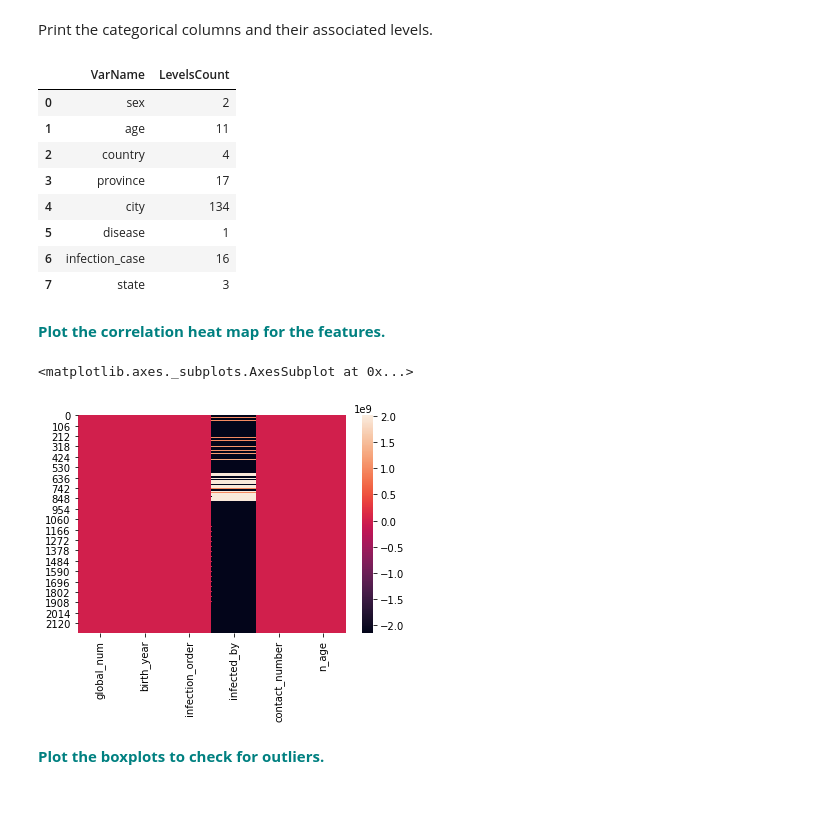
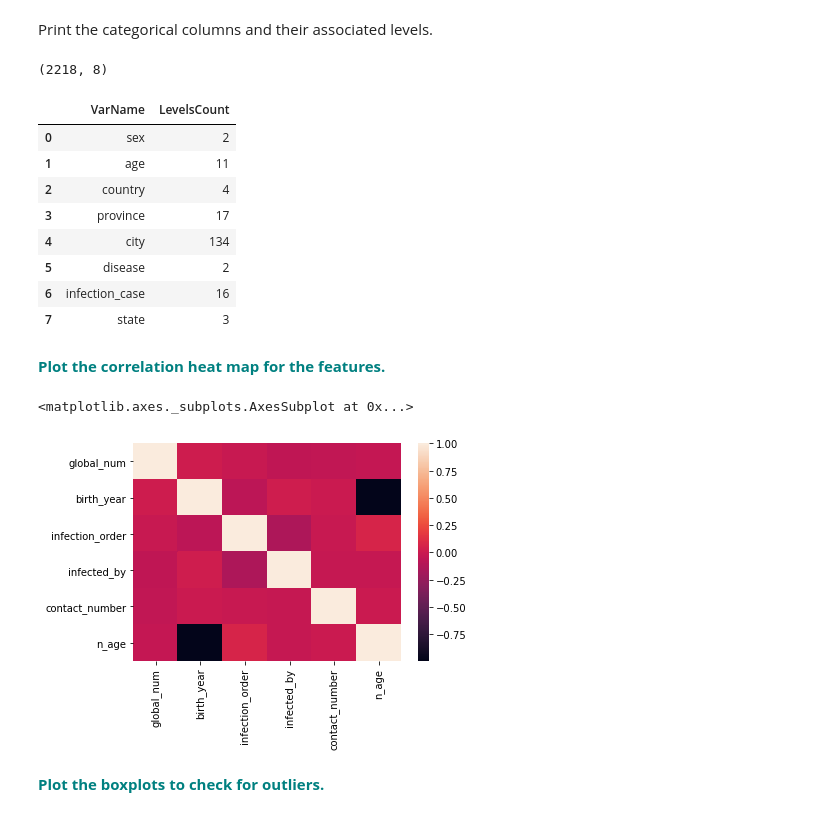
Before and after one commit to pritjee/Springboard, a Jupyter notebook: RandomForest_casestudy_covid19.ipynb, the cells around one changed output. Saved outputs shown, nothing was run; the diff lists cells and outputs as text; code cells hidden in the pictures.

```diff
--- a/RandomForest_casestudy_covid19.ipynb
+++ b/RandomForest_casestudy_covid19.ipynb
@@ -195,7 +165,7 @@ memory usage: 329.4+ KB
 # %% [markdown]
  **<font color='teal'> Fill the rest of the missing values with any method.</font>**
 # %%
-fea=['sex','age','state','city','infection_case']
+fea=['sex','age','n_age','state','city','infection_case']
 for x in fea:
     df[x].fillna(df[x].value_counts().index[0],inplace=True)
 # %% [markdown]
@@ -291,13 +265,16 @@ duplicateRowsDF
 |  | patient_id | global_num | sex | birth_year | age | country | province | city | disease | ... |
 # %% [markdown]
 Print the categorical columns and their associated levels.
+# %%
+dfo = df.select_dtypes(include=['object'], exclude=['datetime'])
+dfo.shape
+# %% [output]
+(2218, 8)
 # %%
-dfo = df.select_dtypes(include=['object'], exclude=['datetime'])
-dfo.shape
 #get levels for all variables
 vn = pd.DataFrame(dfo.nunique()).reset_index()
 vn.columns = ['VarName', 'LevelsCount']
-vn.sort_values(by='LevelsCount', ascending =False)
+vn.sort_values(by='LevelsCount',ascending=False)
 vn
 # %% [output]
 |  | VarName | LevelsCount |
@@ -306,16 +283,16 @@ vn
 | 2 | country | 4 |
 | 3 | province | 17 |
 | 4 | city | 134 |
-| 5 | disease | 1 |
+| 5 | disease | 2 |
 | 6 | infection_case | 16 |
 | 7 | state | 3 |
 # %% [markdown]
 **<font color='teal'> Plot the correlation heat map for the features.</font>**
 # %%
-sns.heatmap(df.select_dtypes(include=['float']))
+sns.heatmap(df.select_dtypes(include=['float']).corr())
 # %% [output]
 <matplotlib.axes._subplots.AxesSubplot at 0x...>
-[figure, old version]
+[figure, new version]
 # %% [markdown]
 **<font color='teal'> Plot the boxplots to check for outliers. </font>**
 # %%
```
Also changed, not shown: parts of 13 cells of this notebook.
